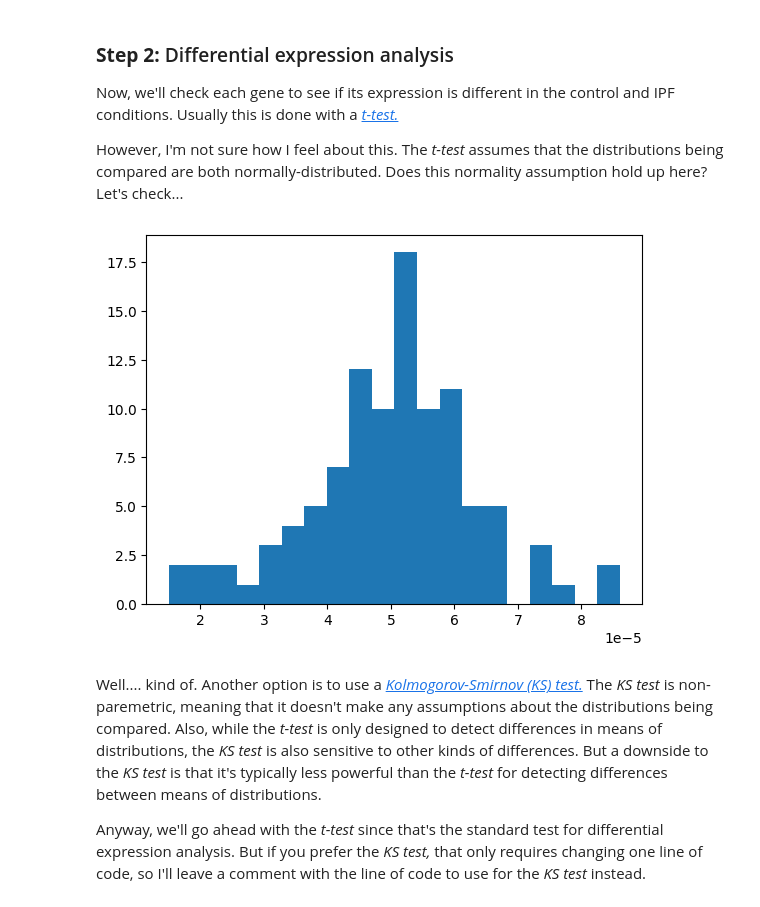
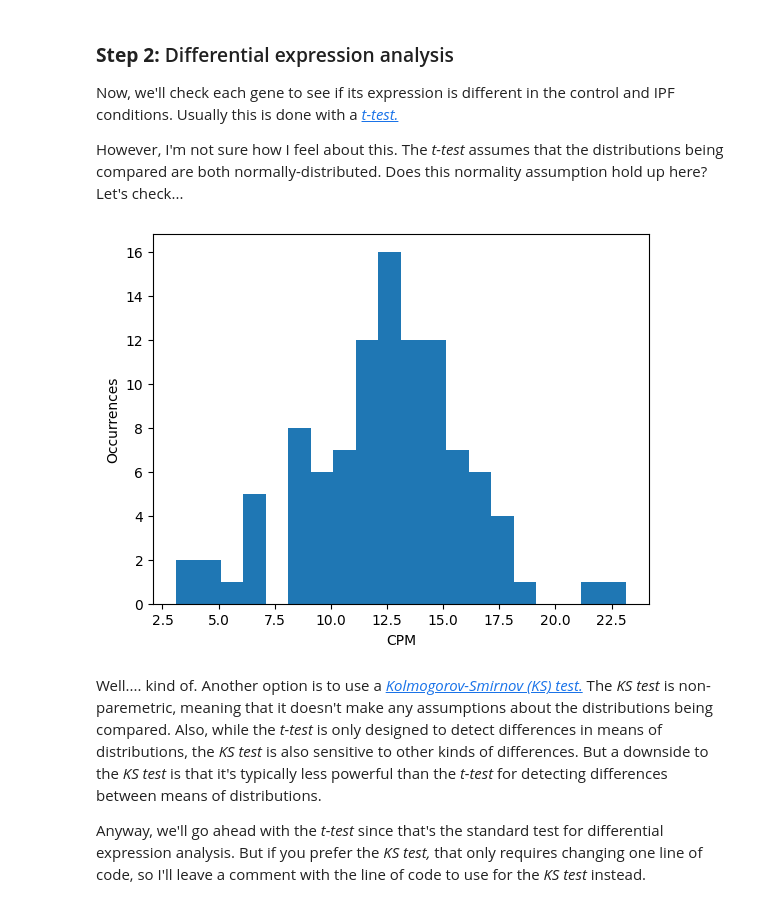
Before and after one commit to mikesaint-antoine/comp_bio_seminar, a Jupyter notebook: project1/transcriptomics.ipynb, the cells around one changed output. Cells and saved outputs as stored; diff of their text form; code cells hidden in the pictures.

```diff
--- a/project1/transcriptomics.ipynb
+++ b/project1/transcriptomics.ipynb
@@ -120,7 +122,7 @@ And finally, we'll normalize each column of data by the column sum.
 for j in range(data.shape[1]):
     column_sum = sum(data[:,j])
 
-    data[:,j] = data[:,j] / column_sum
+    data[:,j] = data[:,j] / column_sum * 1000000
 # %%
 print("data:")
 print(data[0:5,0:4])
@@ -141,11 +147,13 @@ However, I'm not sure how I feel about this. The *t-test* assumes that the distr
 # %%
 # checking normality assumption for t-test
 
 rand_ind = random.randint(0,data.shape[0])
 plt.hist(data[rand_ind,labels == "control"],bins=20)
+plt.xlabel("CPM")
+plt.ylabel("Occurrences")
 plt.show()
 # %% [output]
-[figure, old version]
+[figure, new version]
 # %% [markdown]
 Well.... kind of. Another option is to use a *[Kolmogorov-Smirnov (KS) test.](https://en.wikipedia.org/wiki/Kolmogorov%E2%80%93Smirnov_test)* The *KS test* is non-paremetric, meaning that it doesn't make any assumptions about the distributions being compared. Also, while the *t-test* is only designed to detect differences in means of distributions, the *KS test* is also sensitive to other kinds of differences. But a downside to the *KS test* is that it's typically less powerful than the *t-test* for detecting differences between means of distributions.
 
```
Also changed, not shown: parts of 16 cells of this notebook, 5 other files.
